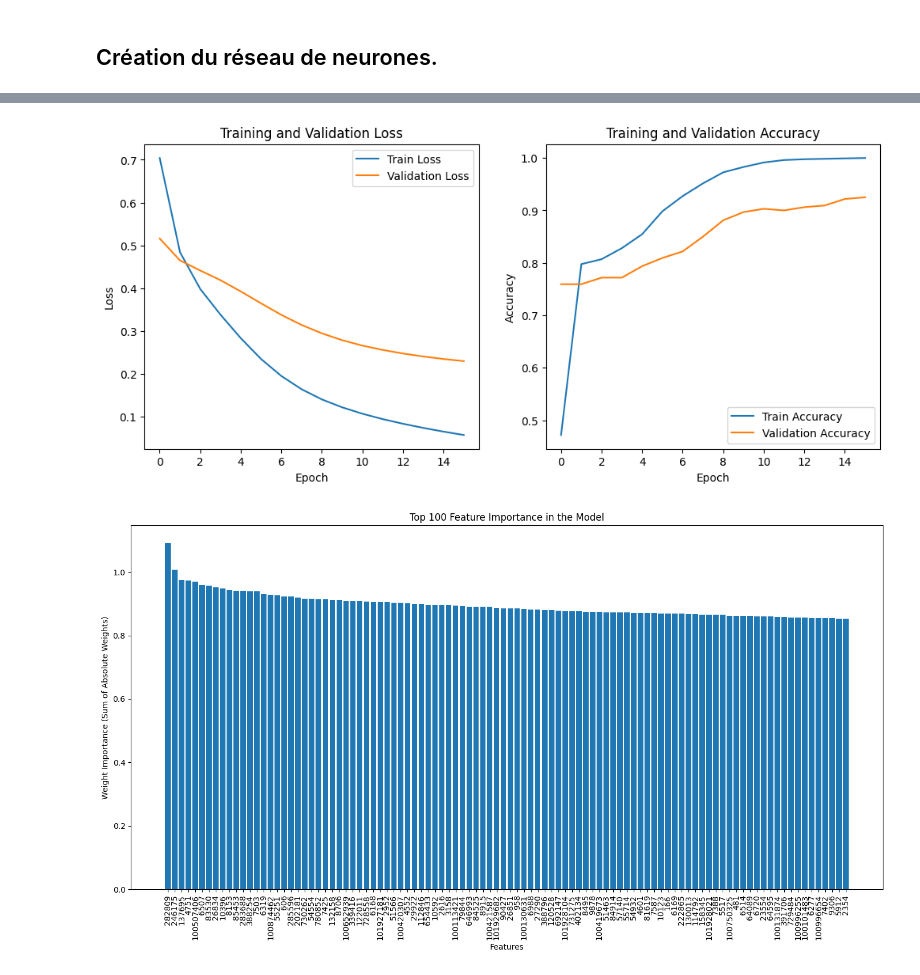
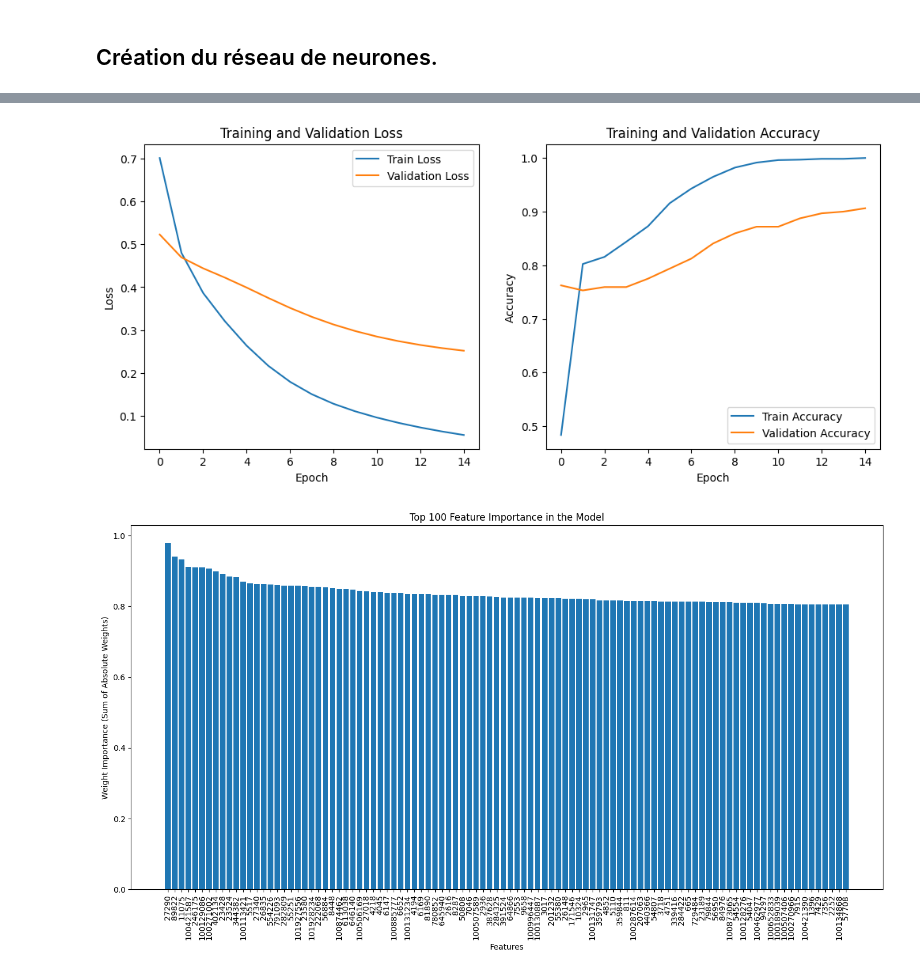
Before and after one commit to Turbotje/Repo_test, a Jupyter notebook: Projet_Diabete_UE_Bioinfo.ipynb, the cells around one changed output, grey strips where cells are left out. Drawn from its saved outputs; the diff is of its cells as text; code cells hidden in the pictures.

Commit message:
Ajout seed dans le modèle

```diff
--- a/Projet_Diabete_UE_Bioinfo.ipynb
+++ b/Projet_Diabete_UE_Bioinfo.ipynb
@@ -179,19 +180,3 @@ Sample_4      0
 Sample_5      0
 
 [5 rows x 39852 columns]
-# %%
-# Sort genes by p-value (ascending order)
-sorted_p_values = p_values_series.sort_values()
-
-# Select the top N genes with the smallest p-values (e.g., top 1000)
-top_genes = sorted_p_values.head(4000).index  # Adjust the number as needed
-
-# Filter the original dataset to keep only the top differentially expressed genes
-filtered_data = data_transposed[top_genes]
-
-# Add the 'Label' column back to the filtered dataset
-filtered_data['Label'] = data_transposed['Label']
-
-
-print(f"Filtered dataset shape: {filtered_data.shape}")
-print(filtered_data.head())
@@ -227,28 +189,48 @@ import torch.optim as optim
 from sklearn.model_selection import train_test_split
 from sklearn.preprocessing import StandardScaler
 import matplotlib.pyplot as plt
+import numpy as np
+import random
+
+# --- Fixer la seed pour la reproductibilité ---
+
+seed = 42  # Vous pouvez choisir n'importe quelle valeur pour la seed
+
+# Seed pour PyTorch
+torch.manual_seed(seed)
+if torch.cuda.is_available():
+    torch.cuda.manual_seed(seed)
+    torch.cuda.manual_seed_all(seed)  # Si vous utilisez plusieurs GPU
+
+# Seed pour NumPy
+np.random.seed(seed)
+
+# Seed pour Python
+random.seed(seed)
+
+# Seed pour scikit-learn (utilisé dans train_test_split)
+# Note: scikit-learn utilise NumPy en interne, donc np.random.seed(seed) suffit généralement
 
 # --- Préparation des données ---
 
-    # On suppose que votre DataFrame filtrée s'appelle `filtered_data`
+# On suppose que votre DataFrame filtrée s'appelle `filtered_data`
 X = filtered_data.drop(columns=['Label']).values  # Features (1000 colonnes)
 y = filtered_data['Label'].values  # Labels
 
-    # Standardisation des features (important pour les réseaux de neurones)
+# Standardisation des features (important pour les réseaux de neurones)
 scaler = StandardScaler()
 X = scaler.fit_transform(X)
 
-    # Séparation en ensembles d'entraînement et de validation
-X_train, X_val, y_train, y_val = train_test_split(X, y, test_size=0.2, random_state=42)
+# Séparation en ensembles d'entraînement et de validation
+X_train, X_val, y_train, y_val = train_test_split(X, y, test_size=0.2, random_state=seed)
 
-    # Conversion en tenseurs PyTorch
+# Conversion en tenseurs PyTorch
 X_train = torch.tensor(X_train, dtype=torch.float32)
 X_val = torch.tensor(X_val, dtype=torch.float32)
 y_train = torch.tensor(y_train, dtype=torch.float32).view(-1, 1)
 y_val = torch.tensor(y_val, dtype=torch.float32).view(-1, 1)
 
 # --- Définition du modèle ---
-
 
 class SimpleNN(nn.Module):
     def __init__(self, input_size, hidden_size, output_size): # Création de la fonction __init__
@@ -265,14 +247,12 @@ class SimpleNN(nn.Module):
         out = self.sigmoid(out)
         return out
 
-
 # Lancement de la fonction
 
 input_size = X_train.shape[1]   # 1000 features (taille de l'input ???)
 hidden_size = 64                # Taille de la couche cachée
 output_size = 1                 # Classification binaire
 model = SimpleNN(input_size, hidden_size, output_size)
-
 
 # --- Entraînement du modèle ---
 
@@ -285,7 +265,7 @@ val_losses = []
 train_accuracies = []
 val_accuracies = []
 
-num_epochs = 16
+num_epochs = 15
 for epoch in range(num_epochs):
     model.train()
     outputs = model(X_train)
@@ -360,4 +339,4 @@ Epoch [16/16], Loss: 0.0575, Val Loss: 0.2299, Val Accuracy: 92.50%
-[figure, old version]
+[figure, new version]
 # %%
 # Get the weights from the first layer (fc1)
 weights = model.fc1.weight.data
@@ -399,7 +378,7 @@ plt.title(f'Top {top_n} Feature Importance in the Model')
 plt.tight_layout()  # Adjust layout to prevent overlapping labels
 plt.show()
 # %% [output]
-[figure, old version]
+[figure, new version]
 # %%
 # --- Visualisation du réseau de neurones ---
 
```
Also changed, not shown: parts of 4 cells of this notebook.
